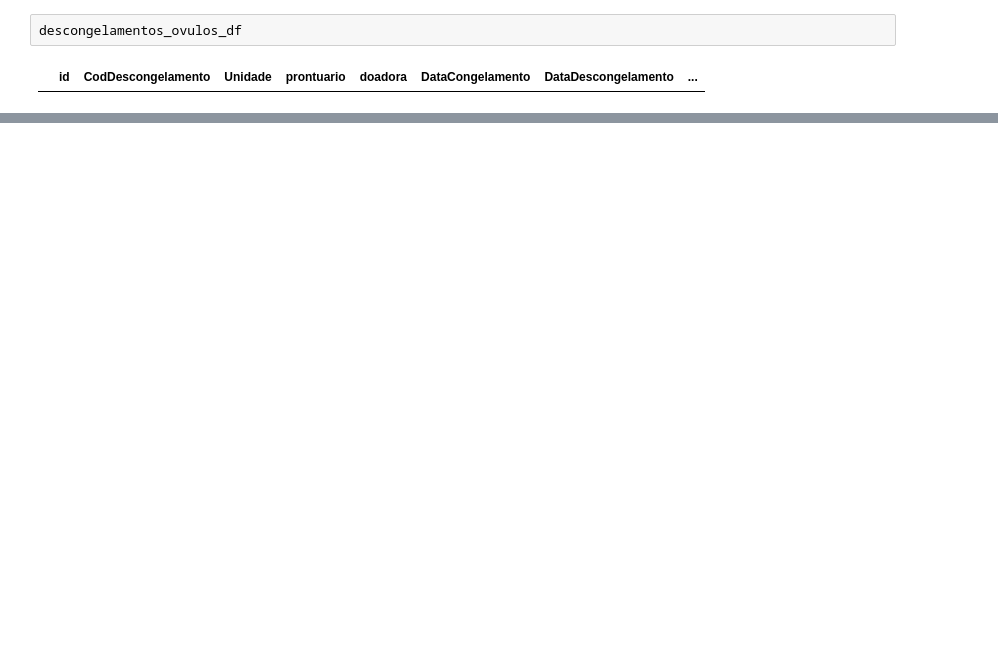
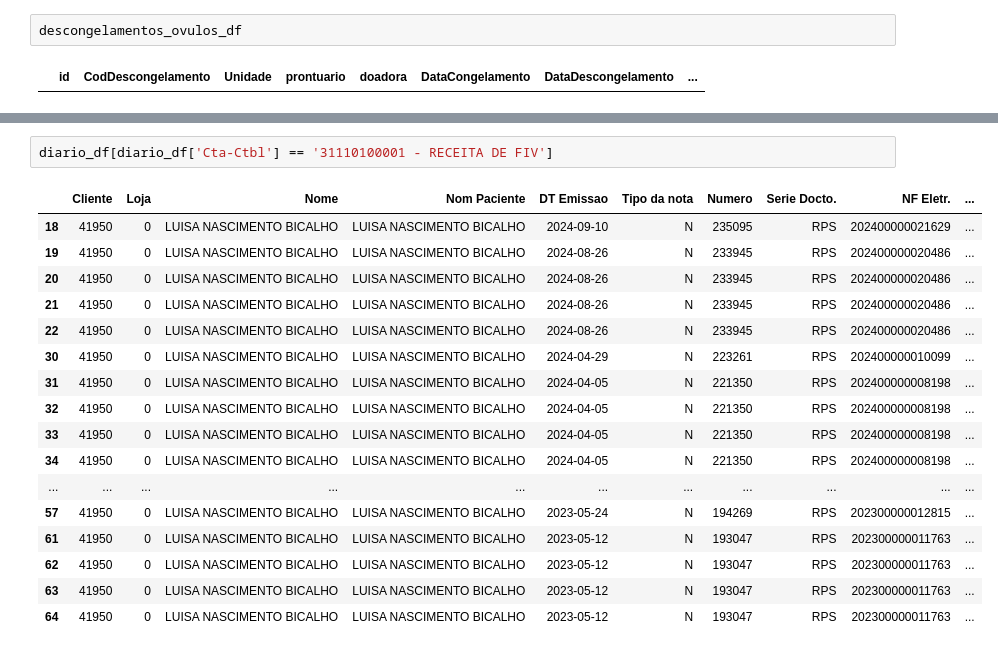
Before and after one commit to bobbypestana/embryoscope-extraction, a Jupyter notebook: finops/explore/explore_finops_v0.ipynb, the cells around one changed output, grey strips where cells are left out. Cells and saved outputs as stored; diff of their text form; blank space fills up the shorter version.

```diff
--- a/finops/explore/explore_finops_v0.ipynb
+++ b/finops/explore/explore_finops_v0.ipynb
@@ -800,0 +842,20 @@ diario_df.groupby('Cta-Ctbl').agg(
+# %%
+diario_df[diario_df['Cta-Ctbl'] == '31110100001 - RECEITA DE FIV']
+# %% [output]
+|  | Cliente | Loja | Nome | Nom Paciente | DT Emissao | Tipo da nota | Numero | Serie Docto. | NF Eletr. | ... |
+| 18 | 41950 | 0 | LUISA NASCIMENTO BICALHO | LUISA NASCIMENTO BICALHO | 2024-09-10 | N | 235095 | RPS | 202400000021629 | ... |
+| 19 | 41950 | 0 | LUISA NASCIMENTO BICALHO | LUISA NASCIMENTO BICALHO | 2024-08-26 | N | 233945 | RPS | 202400000020486 | ... |
+| 20 | 41950 | 0 | LUISA NASCIMENTO BICALHO | LUISA NASCIMENTO BICALHO | 2024-08-26 | N | 233945 | RPS | 202400000020486 | ... |
+| 21 | 41950 | 0 | LUISA NASCIMENTO BICALHO | LUISA NASCIMENTO BICALHO | 2024-08-26 | N | 233945 | RPS | 202400000020486 | ... |
+| 22 | 41950 | 0 | LUISA NASCIMENTO BICALHO | LUISA NASCIMENTO BICALHO | 2024-08-26 | N | 233945 | RPS | 202400000020486 | ... |
+| 30 | 41950 | 0 | LUISA NASCIMENTO BICALHO | LUISA NASCIMENTO BICALHO | 2024-04-29 | N | 223261 | RPS | 202400000010099 | ... |
+| 31 | 41950 | 0 | LUISA NASCIMENTO BICALHO | LUISA NASCIMENTO BICALHO | 2024-04-05 | N | 221350 | RPS | 202400000008198 | ... |
+| 32 | 41950 | 0 | LUISA NASCIMENTO BICALHO | LUISA NASCIMENTO BICALHO | 2024-04-05 | N | 221350 | RPS | 202400000008198 | ... |
+| 33 | 41950 | 0 | LUISA NASCIMENTO BICALHO | LUISA NASCIMENTO BICALHO | 2024-04-05 | N | 221350 | RPS | 202400000008198 | ... |
+| 34 | 41950 | 0 | LUISA NASCIMENTO BICALHO | LUISA NASCIMENTO BICALHO | 2024-04-05 | N | 221350 | RPS | 202400000008198 | ... |
+| ... | ... | ... | ... | ... | ... | ... | ... | ... | ... | ... |
+| 57 | 41950 | 0 | LUISA NASCIMENTO BICALHO | LUISA NASCIMENTO BICALHO | 2023-05-24 | N | 194269 | RPS | 202300000012815 | ... |
+| 61 | 41950 | 0 | LUISA NASCIMENTO BICALHO | LUISA NASCIMENTO BICALHO | 2023-05-12 | N | 193047 | RPS | 202300000011763 | ... |
+| 62 | 41950 | 0 | LUISA NASCIMENTO BICALHO | LUISA NASCIMENTO BICALHO | 2023-05-12 | N | 193047 | RPS | 202300000011763 | ... |
+| 63 | 41950 | 0 | LUISA NASCIMENTO BICALHO | LUISA NASCIMENTO BICALHO | 2023-05-12 | N | 193047 | RPS | 202300000011763 | ... |
+| 64 | 41950 | 0 | LUISA NASCIMENTO BICALHO | LUISA NASCIMENTO BICALHO | 2023-05-12 | N | 193047 | RPS | 202300000011763 | ... |
```
Also changed, not shown: parts of 12 cells of this notebook, 41 other files.
